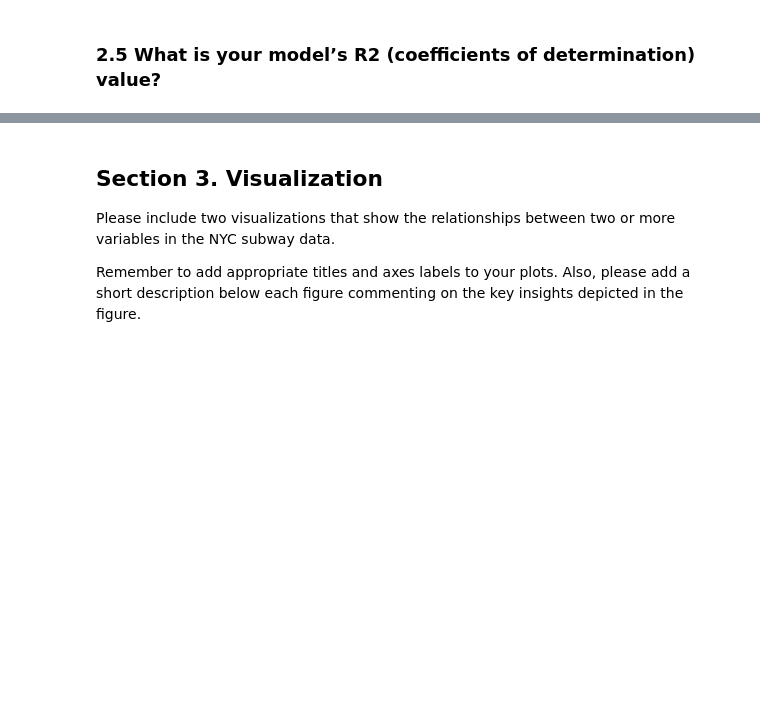
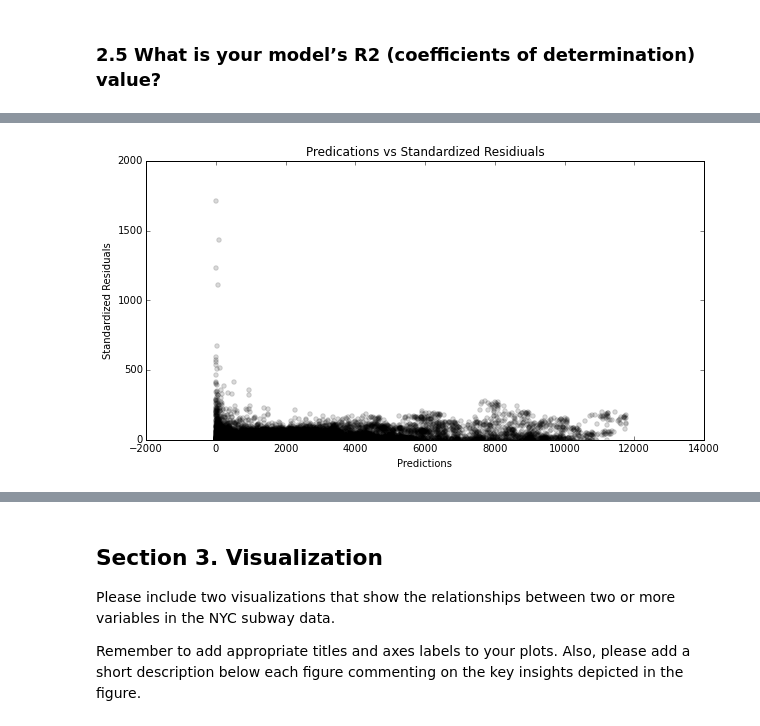
Before and after one commit to craignicholson/P2-1, a Jupyter notebook: Data_Analyst_ND_Project2.ipynb, the cells around one changed output, grey strips where cells are left out. Saved outputs shown, nothing was run; the diff lists cells and outputs as text; code cells hidden in the pictures; blank space fills up the shorter version.

```diff
--- a/Data_Analyst_ND_Project2.ipynb
+++ b/Data_Analyst_ND_Project2.ipynb
@@ -586,0 +739,10 @@ plt.ylabel('Freqeuncy')
+# %%
+# create a dataframe of the predications and standardized residuals
+a = plt.scatter(x=cmpr['predictions'], y=cmpr['residuals_standardized'], color='black', alpha=0.15)
+plt.xlabel("Predictions")
+plt.ylabel("Standardized Residuals")
+plt.title("Predications vs Standardized Residiuals")
+plt.ylim(0,2000)
+plt.legend()
+# %% [output]
+[figure, added]
```
Also changed, not shown: parts of 68 cells of this notebook.
